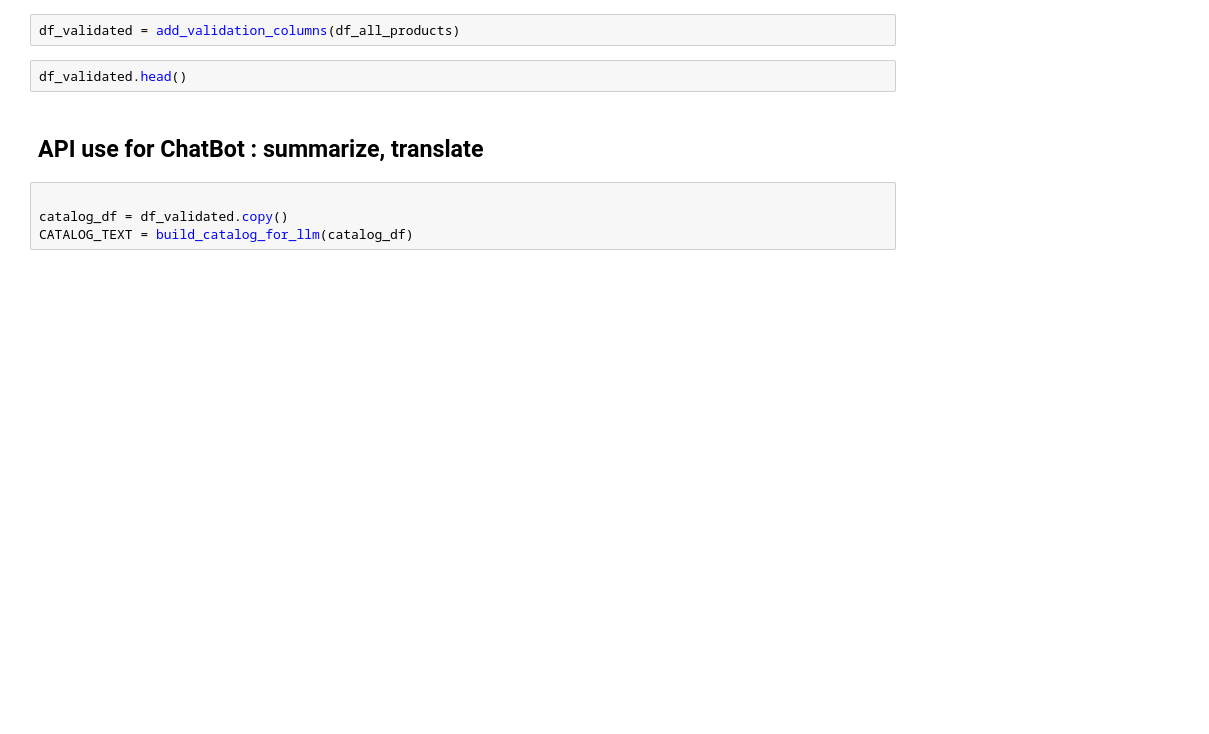
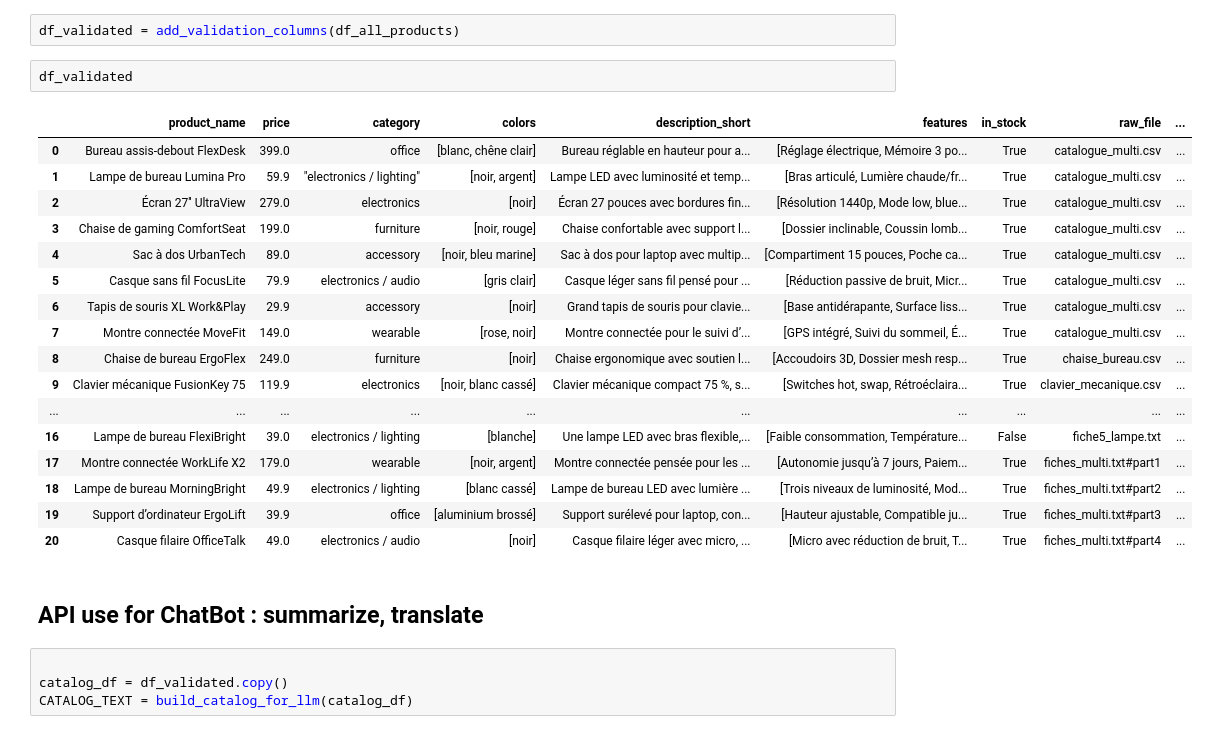
Before and after one commit to YonaBitton/assignment-V2, a Jupyter notebook: notebooks/clean_assignment.ipynb, the cells around one changed output. Saved outputs shown, nothing was run; the diff lists cells and outputs as text; blank space fills up the shorter version.

```diff
--- a/notebooks/clean_assignment.ipynb
+++ b/notebooks/clean_assignment.ipynb
@@ -70,7 +174,25 @@ df_all_products
 # %%
 df_validated = add_validation_columns(df_all_products)
 # %%
-df_validated.head()
+df_validated
+# %% [output]
+|  | product_name | price | category | colors | description_short | features | in_stock | raw_file | ... |
+| 0 | Bureau assis-debout FlexDesk | 399.0 | office | [blanc, chêne clair] | Bureau réglable en hauteur pour a... | [Réglage électrique, Mémoire 3 po... | True | catalogue_multi.csv | ... |
+| 1 | Lampe de bureau Lumina Pro | 59.9 | "electronics / lighting" | [noir, argent] | Lampe LED avec luminosité et temp... | [Bras articulé, Lumière chaude/fr... | True | catalogue_multi.csv | ... |
+| 2 | Écran 27'' UltraView | 279.0 | electronics | [noir] | Écran 27 pouces avec bordures fin... | [Résolution 1440p, Mode low, blue... | True | catalogue_multi.csv | ... |
+| 3 | Chaise de gaming ComfortSeat | 199.0 | furniture | [noir, rouge] | Chaise confortable avec support l... | [Dossier inclinable, Coussin lomb... | True | catalogue_multi.csv | ... |
+| 4 | Sac à dos UrbanTech | 89.0 | accessory | [noir, bleu marine] | Sac à dos pour laptop avec multip... | [Compartiment 15 pouces, Poche ca... | True | catalogue_multi.csv | ... |
+| 5 | Casque sans fil FocusLite | 79.9 | electronics / audio | [gris clair] | Casque léger sans fil pensé pour ... | [Réduction passive de bruit, Micr... | True | catalogue_multi.csv | ... |
+| 6 | Tapis de souris XL Work&Play | 29.9 | accessory | [noir] | Grand tapis de souris pour clavie... | [Base antidérapante, Surface liss... | True | catalogue_multi.csv | ... |
+| 7 | Montre connectée MoveFit | 149.0 | wearable | [rose, noir] | Montre connectée pour le suivi d’... | [GPS intégré, Suivi du sommeil, É... | True | catalogue_multi.csv | ... |
+| 8 | Chaise de bureau ErgoFlex | 249.0 | furniture | [noir] | Chaise ergonomique avec soutien l... | [Accoudoirs 3D, Dossier mesh resp... | True | chaise_bureau.csv | ... |
+| 9 | Clavier mécanique FusionKey 75 | 119.9 | electronics | [noir, blanc cassé] | Clavier mécanique compact 75 %, s... | [Switches hot, swap, Rétroéclaira... | True | clavier_mecanique.csv | ... |
+| ... | ... | ... | ... | ... | ... | ... | ... | ... | ... |
+| 16 | Lampe de bureau FlexiBright | 39.0 | electronics / lighting | [blanche] | Une lampe LED avec bras flexible,... | [Faible consommation, Température... | False | fiche5_lampe.txt | ... |
+| 17 | Montre connectée WorkLife X2 | 179.0 | wearable | [noir, argent] | Montre connectée pensée pour les ... | [Autonomie jusqu’à 7 jours, Paiem... | True | fiches_multi.txt#part1 | ... |
+| 18 | Lampe de bureau MorningBright | 49.9 | electronics / lighting | [blanc cassé] | Lampe de bureau LED avec lumière ... | [Trois niveaux de luminosité, Mod... | True | fiches_multi.txt#part2 | ... |
+| 19 | Support d’ordinateur ErgoLift | 39.9 | office | [aluminium brossé] | Support surélevé pour laptop, con... | [Hauteur ajustable, Compatible ju... | True | fiches_multi.txt#part3 | ... |
+| 20 | Casque filaire OfficeTalk | 49.0 | electronics / audio | [noir] | Casque filaire léger avec micro, ... | [Micro avec réduction de bruit, T... | True | fiches_multi.txt#part4 | ... |
 # %% [markdown]
 ## API use for ChatBot : summarize, translate
 # %%
```
Also changed, not shown: parts of 11 cells of this notebook, 4 other files.
